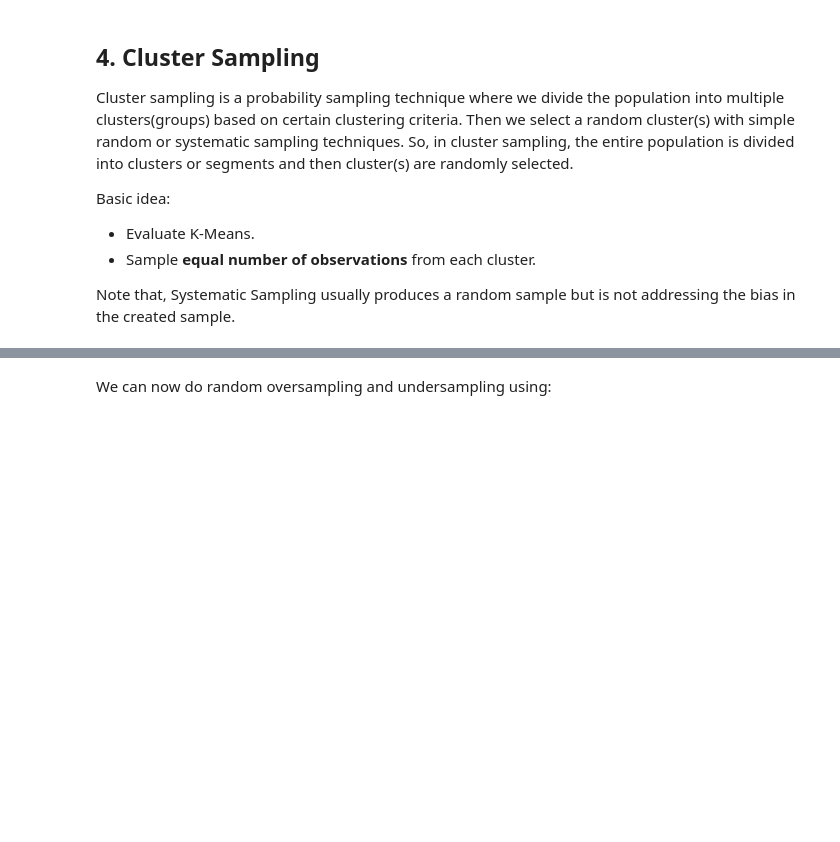
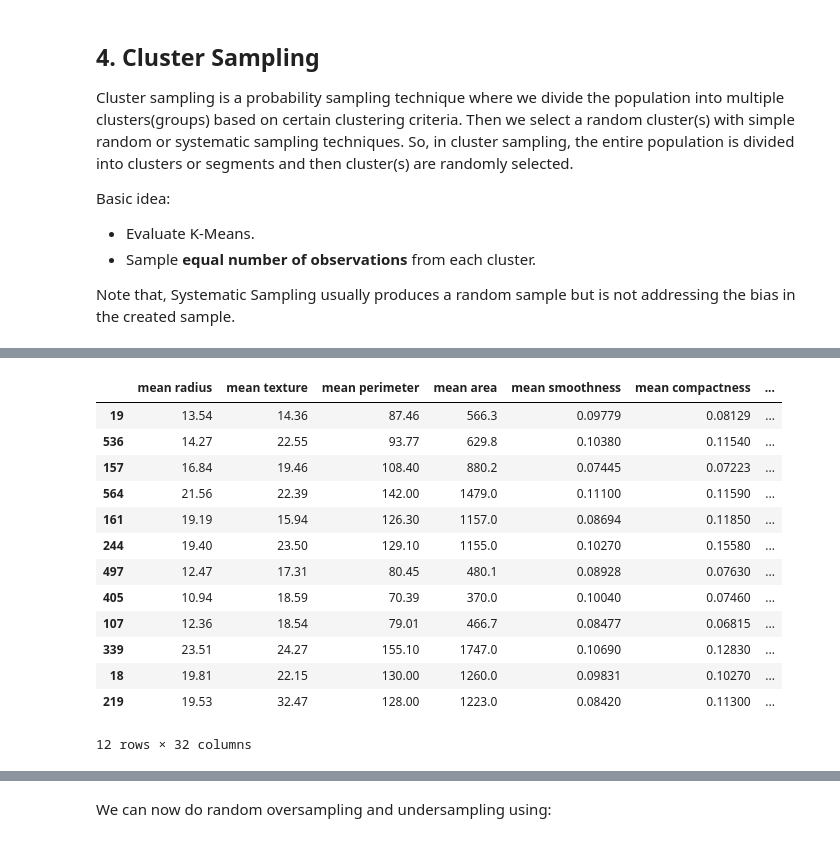
Before and after one commit to OrPerets/ml-for-business-analytics, a Jupyter notebook: notebooks/Lecture 7 - Sampling Algorithms.ipynb, the cells around one changed output, grey strips where cells are left out. Saved outputs shown, nothing was run; the diff lists cells and outputs as text; code cells hidden in the pictures; blank space fills up the shorter version.

```diff
--- a/notebooks/Lecture 7 - Sampling Algorithms.ipynb
+++ b/notebooks/Lecture 7 - Sampling Algorithms.ipynb
@@ -77,3 +160,20 @@ Note that, Systematic Sampling usually produces a random sample but is not addre
+# %%
+data.groupby("Cluster").sample(n=3)
+# %% [output]
+|  | mean radius | mean texture | mean perimeter | mean area | mean smoothness | mean compactness | ... |
+| 19 | 13.54 | 14.36 | 87.46 | 566.3 | 0.09779 | 0.08129 | ... |
+| 536 | 14.27 | 22.55 | 93.77 | 629.8 | 0.10380 | 0.11540 | ... |
+| 157 | 16.84 | 19.46 | 108.40 | 880.2 | 0.07445 | 0.07223 | ... |
+| 564 | 21.56 | 22.39 | 142.00 | 1479.0 | 0.11100 | 0.11590 | ... |
+| 161 | 19.19 | 15.94 | 126.30 | 1157.0 | 0.08694 | 0.11850 | ... |
+| 244 | 19.40 | 23.50 | 129.10 | 1155.0 | 0.10270 | 0.15580 | ... |
+| 497 | 12.47 | 17.31 | 80.45 | 480.1 | 0.08928 | 0.07630 | ... |
+| 405 | 10.94 | 18.59 | 70.39 | 370.0 | 0.10040 | 0.07460 | ... |
+| 107 | 12.36 | 18.54 | 79.01 | 466.7 | 0.08477 | 0.06815 | ... |
+| 339 | 23.51 | 24.27 | 155.10 | 1747.0 | 0.10690 | 0.12830 | ... |
+| 18 | 19.81 | 22.15 | 130.00 | 1260.0 | 0.09831 | 0.10270 | ... |
+| 219 | 19.53 | 32.47 | 128.00 | 1223.0 | 0.08420 | 0.11300 | ... |
+12 rows × 32 columns
 # %% [markdown]
 ## Random Undersampling and Oversampling
 
```
Also changed, not shown: parts of 21 cells of this notebook.
